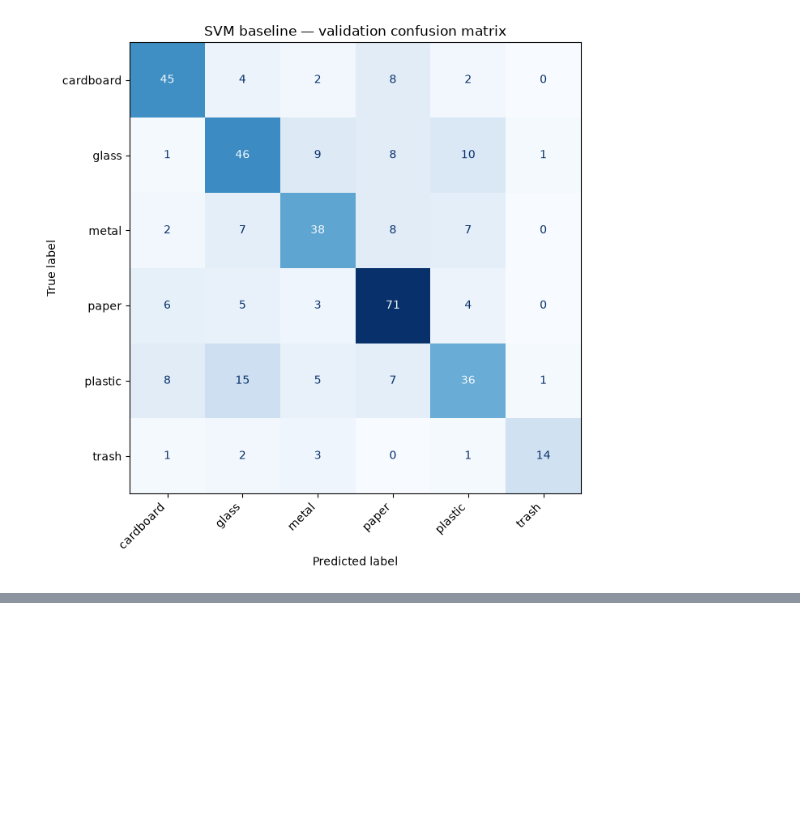
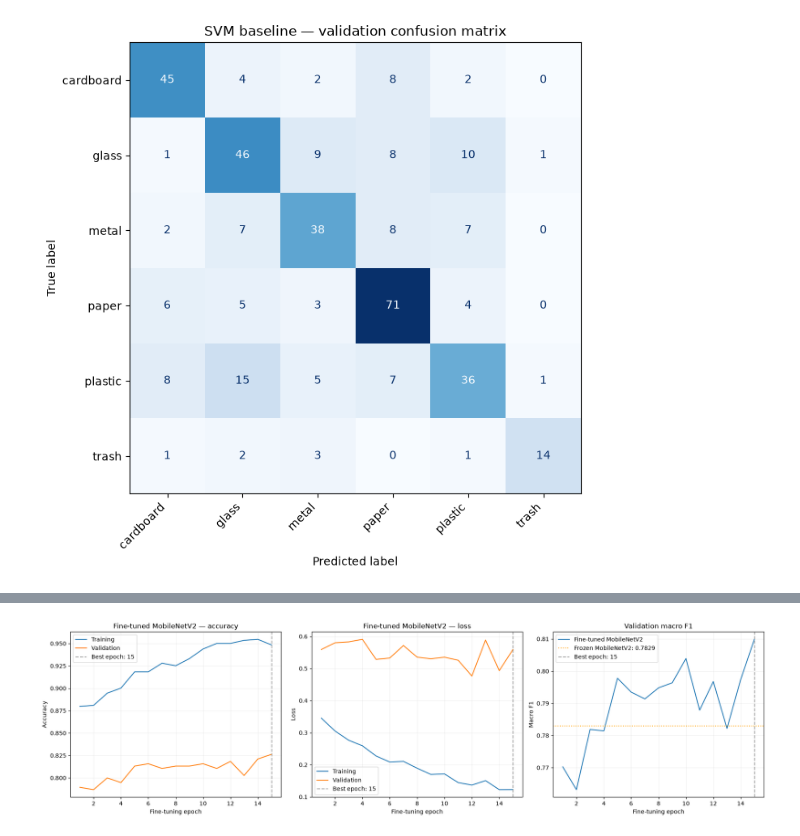
Before and after one commit to RariRaj/waste-image-classifier, a Jupyter notebook: notebooks/01_training_data_eda.ipynb, the cells around one changed output, grey strips where cells are left out. Saved outputs shown, nothing was run; the diff lists cells and outputs as text; code cells hidden in the pictures; blank space fills up the shorter version.

```diff
--- a/notebooks/01_training_data_eda.ipynb
+++ b/notebooks/01_training_data_eda.ipynb
@@ -320,0 +407,93 @@ plt.show()
+# %%
+import json
+from pathlib import Path
+
+import matplotlib.pyplot as plt
+import numpy as np
+from sklearn.metrics import ConfusionMatrixDisplay
+
+PROJECT_ROOT = Path.cwd()
+if not (PROJECT_ROOT / "reports").is_dir():
+    PROJECT_ROOT = PROJECT_ROOT.parent
+
+report_path = (
+    PROJECT_ROOT / "reports" / "mobilenet_v2_finetuned_metrics.json"
+)
+report = json.loads(report_path.read_text(encoding="utf-8"))
+
+history = report["history"]
+epochs = np.arange(1, len(history["loss"]) + 1)
+best_epoch = report["best_epoch"]
+frozen_macro_f1 = report["starting_validation_macro_f1"]
+
+fig, axes = plt.subplots(1, 3, figsize=(18, 5))
+
+# Accuracy
+axes[0].plot(epochs, history["accuracy"], label="Training")
+axes[0].plot(epochs, history["val_accuracy"], label="Validation")
+axes[0].set_title("Fine-tuned MobileNetV2 — accuracy")
+axes[0].set_ylabel("Accuracy")
+
+# Loss
+axes[1].plot(epochs, history["loss"], label="Training")
+axes[1].plot(epochs, history["val_loss"], label="Validation")
+axes[1].set_title("Fine-tuned MobileNetV2 — loss")
+axes[1].set_ylabel("Loss")
+
+# Validation macro F1
+axes[2].plot(
+    epochs,
+    history["val_macro_f1"],
+    label="Fine-tuned MobileNetV2",
+)
+axes[2].axhline(
+    frozen_macro_f1,
+    color="orange",
+    linestyle=":",
+    label=f"Frozen MobileNetV2: {frozen_macro_f1:.4f}",
+)
+axes[2].set_title("Validation macro F1")
+axes[2].set_ylabel("Macro F1")
+
+for ax in axes:
+    ax.axvline(
+        best_epoch,
+        color="gray",
+        linestyle="--",
+        alpha=0.7,
+        label=f"Best epoch: {best_epoch}",
+    )
+    ax.set_xlabel("Fine-tuning epoch")
+    ax.grid(alpha=0.2)
+    ax.legend()
+
+plt.tight_layout()
+plt.show()
+
+# Confusion matrix for the saved best checkpoint
+fig, ax = plt.subplots(figsize=(8, 7))
+
+ConfusionMatrixDisplay(
+    confusion_matrix=np.asarray(
+        report["validation_confusion_matrix"]
+    ),
+    display_labels=report["class_names"],
+).plot(
+    ax=ax,
+    cmap="Blues",
+    values_format="d",
+    colorbar=False,
+)
+
+ax.set_title(
+    "Fine-tuned MobileNetV2 — validation confusion matrix\n"
+    f"Best fine-tuning epoch: {best_epoch}"
+)
+ax.set_xlabel("Predicted label")
+ax.set_ylabel("True label")
+plt.setp(ax.get_xticklabels(), rotation=45, ha="right")
+
+plt.tight_layout()
+plt.show()
+# %% [output]
+[figure, added]
```
Also changed, not shown: parts of 5 cells of this notebook, 3 other files.
